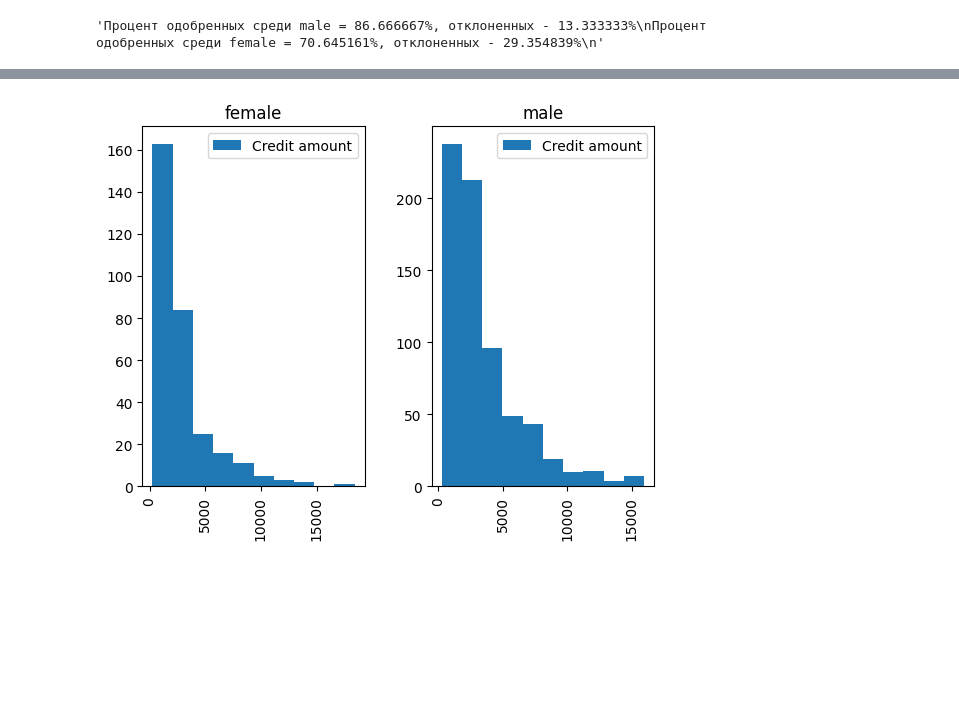
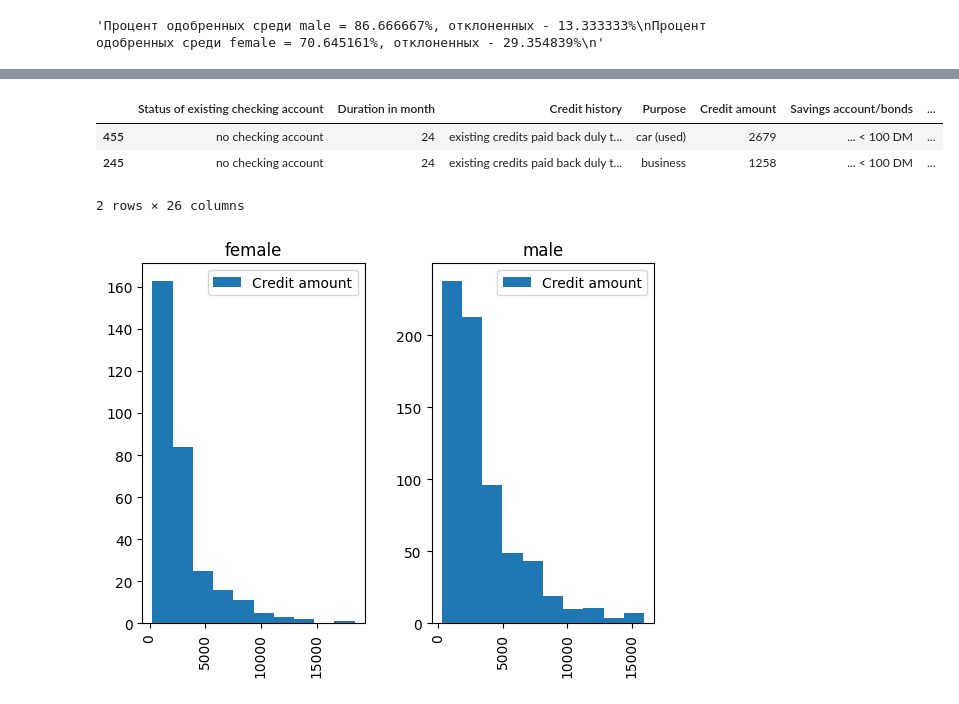
Before and after one commit to dfenelonov/interpretability, a Jupyter notebook: EDA.ipynb, the cells around one changed output, grey strips where cells are left out. Cells and saved outputs as stored; diff of their text form; code cells hidden in the pictures; blank space fills up the shorter version.

```diff
--- a/EDA.ipynb
+++ b/EDA.ipynb
@@ -499 +479,8 @@ search(df, 'cat_target')
+# %%
+exp.search('cat_target')
+# %% [output]
+|  | Status of existing checking account | Duration in month | Credit history | Purpose | Credit amount | Savings account/bonds | ... |
+| 455 | no checking account | 24 | existing credits paid back duly t... | car (used) | 2679 | ... < 100 DM | ... |
+| 245 | no checking account | 24 | existing credits paid back duly t... | business | 1258 | ... < 100 DM | ... |
+2 rows × 26 columns
 # %%
```
Also changed, not shown: parts of 21 cells of this notebook.
